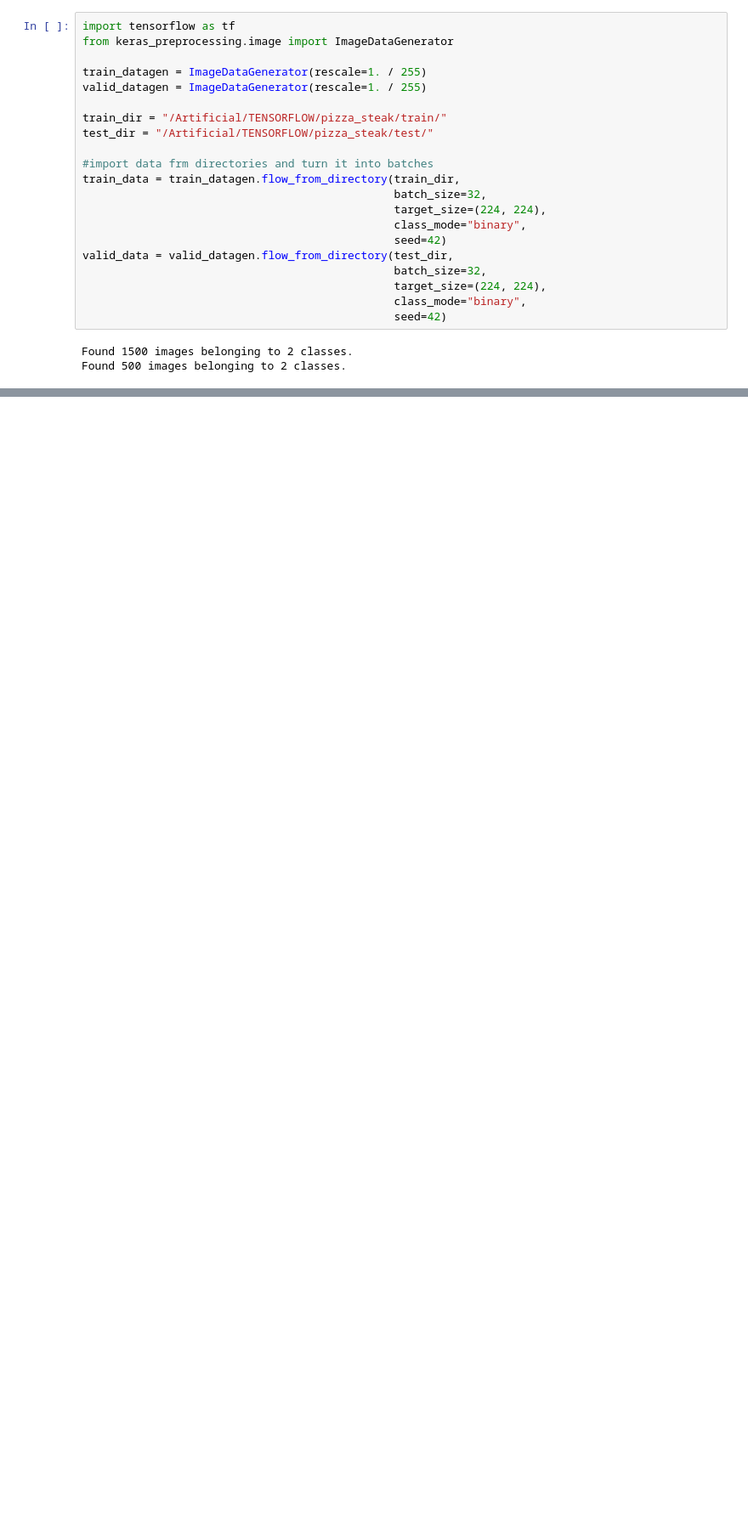
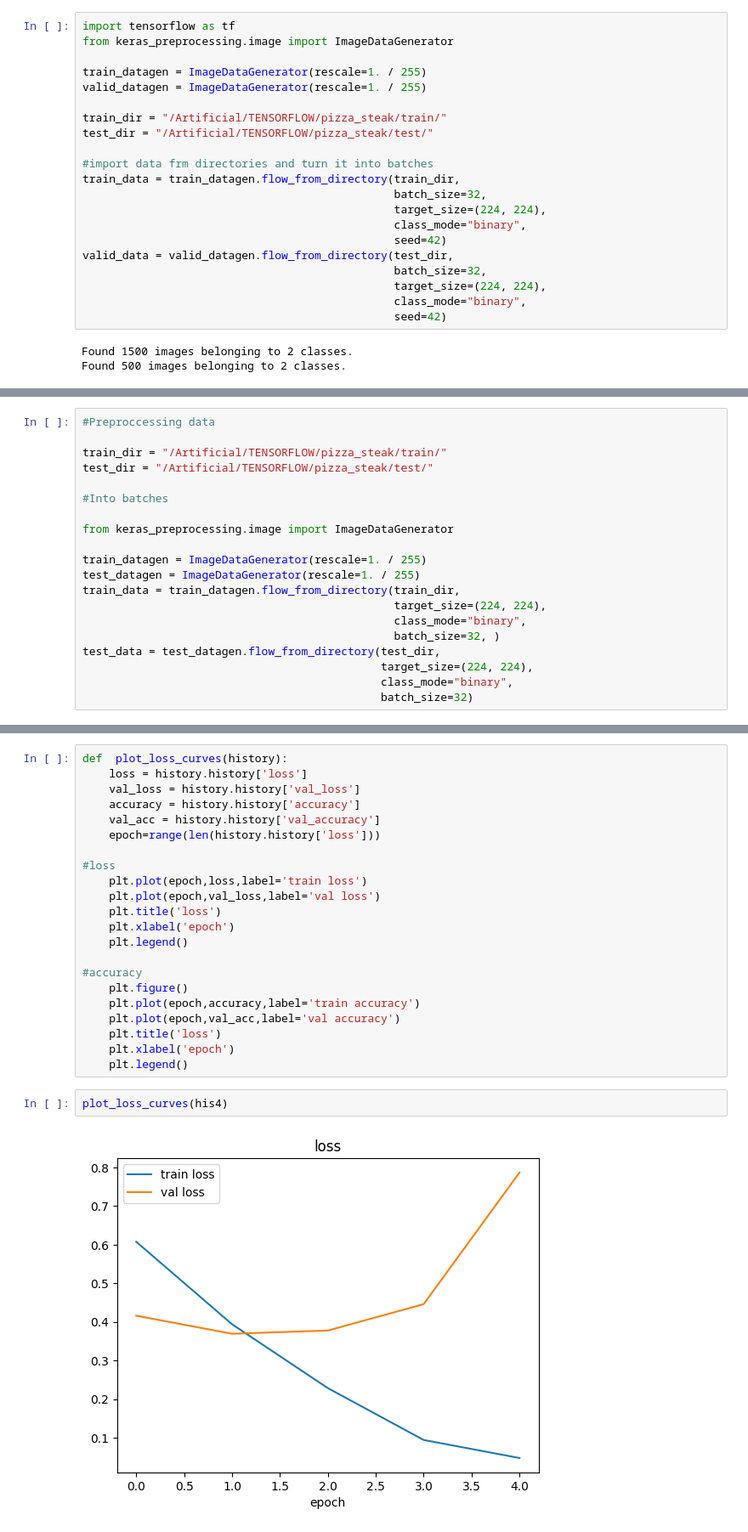
Before and after one commit to kuanmol/aimldl, a Jupyter notebook: TENSORFLOW/cnn computer vision.ipynb, the cells around one changed output, grey strips where cells are left out. Shown: that part at 85% size. Drawn from its saved outputs; the diff is of its cells as text; blank space fills up the shorter version.

```diff
--- a/TENSORFLOW/cnn computer vision.ipynb
+++ b/TENSORFLOW/cnn computer vision.ipynb
@@ -218,0 +277,20 @@ Epoch 5/5
+# %%
+#Preproccessing data
+
+train_dir = "/Artificial/TENSORFLOW/pizza_steak/train/"
+test_dir = "/Artificial/TENSORFLOW/pizza_steak/test/"
+
+#Into batches
+
+from keras_preprocessing.image import ImageDataGenerator
+
+train_datagen = ImageDataGenerator(rescale=1. / 255)
+test_datagen = ImageDataGenerator(rescale=1. / 255)
+train_data = train_datagen.flow_from_directory(train_dir,
+                                               target_size=(224, 224),
+                                               class_mode="binary",
+                                               batch_size=32, )
+test_data = test_datagen.flow_from_directory(test_dir,
+                                             target_size=(224, 224),
+                                             class_mode="binary",
+                                             batch_size=32)
@@ -218,0 +340,26 @@ Epoch 5/5
+# %%
+def  plot_loss_curves(history):
+    loss = history.history['loss']
+    val_loss = history.history['val_loss']
+    accuracy = history.history['accuracy']
+    val_acc = history.history['val_accuracy']
+    epoch=range(len(history.history['loss']))
+
+#loss
+    plt.plot(epoch,loss,label='train loss')
+    plt.plot(epoch,val_loss,label='val loss')
+    plt.title('loss')
+    plt.xlabel('epoch')
+    plt.legend()
+
+#accuracy
+    plt.figure()
+    plt.plot(epoch,accuracy,label='train accuracy')
+    plt.plot(epoch,val_acc,label='val accuracy')
+    plt.title('loss')
+    plt.xlabel('epoch')
+    plt.legend()
+# %%
+plot_loss_curves(his4)
+# %% [output]
+[figure, added]
```
Also changed, not shown: parts of 27 cells of this notebook.
